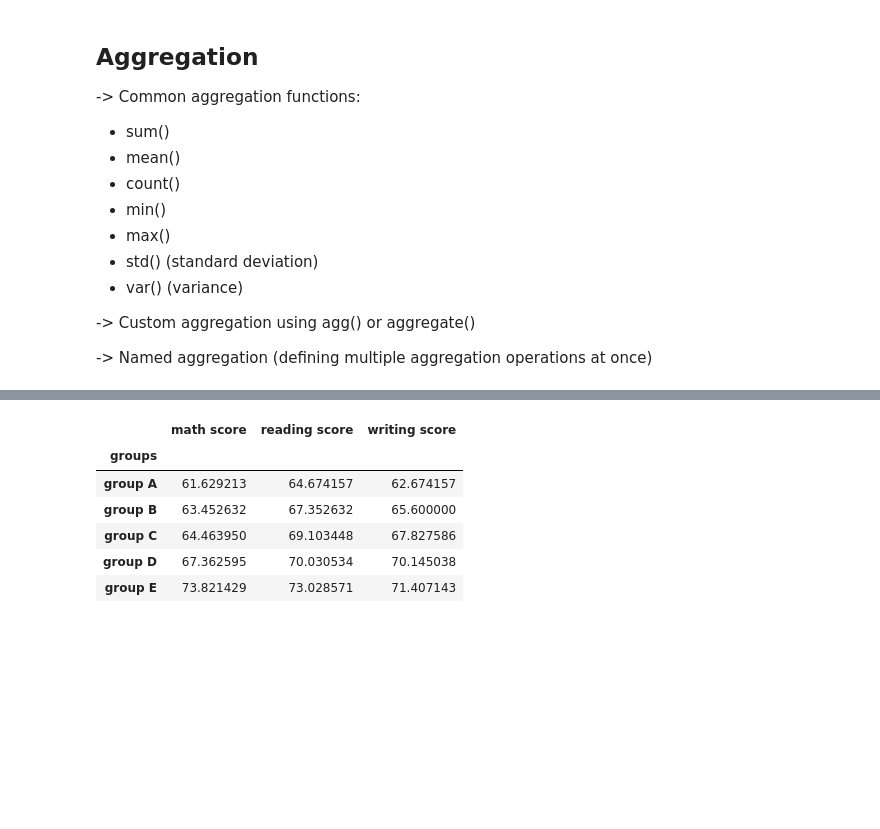
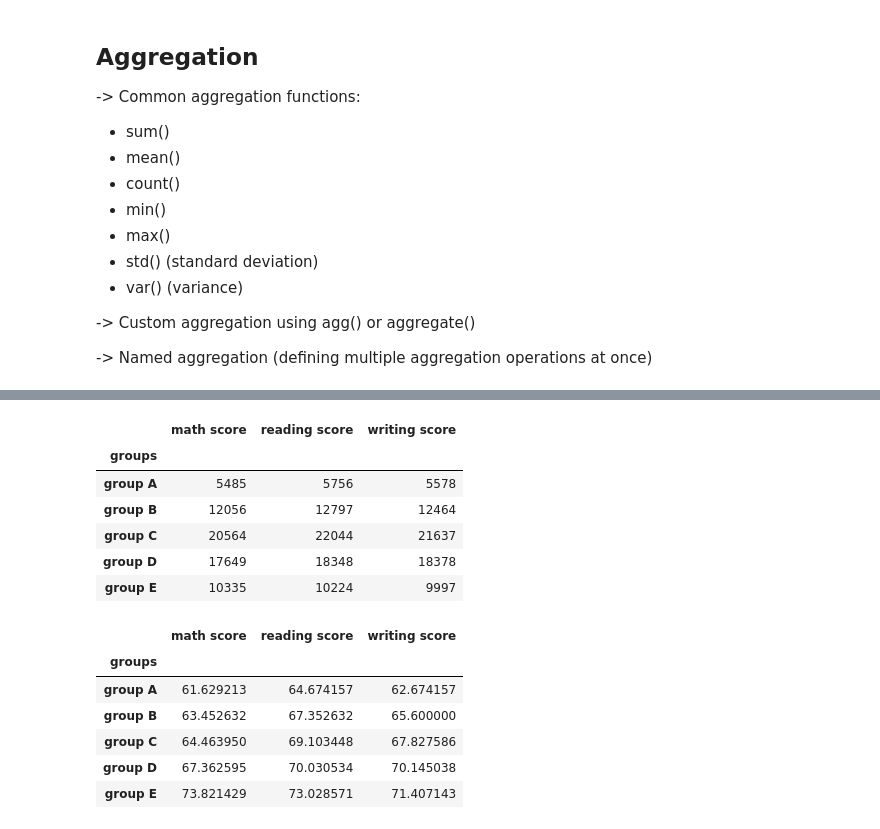
Before and after one commit to skm22/RICR---Data-Science, a Jupyter notebook: Notes/3. Applied Python/2. RICR - Pandas Class Notes/3. RICR - Pandas groupby and merging Class Notebook.ipynb, the cells around one changed output, grey strips where cells are left out. Cells and saved outputs as stored; diff of their text form; code cells hidden in the pictures; blank space fills up the shorter version.

Commit message:
groupby pandas notes updated in class

```diff
--- a/Notes/3. Applied Python/2. RICR - Pandas Class Notes/3. RICR - Pandas groupby and merging Class Notebook.ipynb
+++ b/Notes/3. Applied Python/2. RICR - Pandas Class Notes/3. RICR - Pandas groupby and merging Class Notebook.ipynb
@@ -66,6 +84,17 @@ groups.sum()
 | group C | femalemalemalefemalemalemalefemal... | some collegesome collegeassociate... | standardstandardstandardstandards... | completednonenonenonenonecomplete... | 20564 | 22044 | ... |
 | group D | malemalemalemalemalefemalefemalem... | high schoolassociate's degreehigh... | free/reducedstandardstandardstand... | completednonenonenonecompletednon... | 17649 | 18348 | ... |
 | group E | femalemalemalefemalemalemalefemal... | master's degreesome collegeassoci... | free/reducedstandardstandardfree/... | nonenonecompletednonenonecomplete... | 10335 | 10224 | ... |
+# %%
+# sum()
+groups.sum(numeric_only=True)
+# %% [output]
+|  | math score | reading score | writing score |
+| groups |  |  |  |
+| group A | 5485 | 5756 | 5578 |
+| group B | 12056 | 12797 | 12464 |
+| group C | 20564 | 22044 | 21637 |
+| group D | 17649 | 18348 | 18378 |
+| group E | 10335 | 10224 | 9997 |
 # %%
 # mean()
 groups.mean(numeric_only=True)
```
Also changed, not shown: parts of 6 cells of this notebook.
